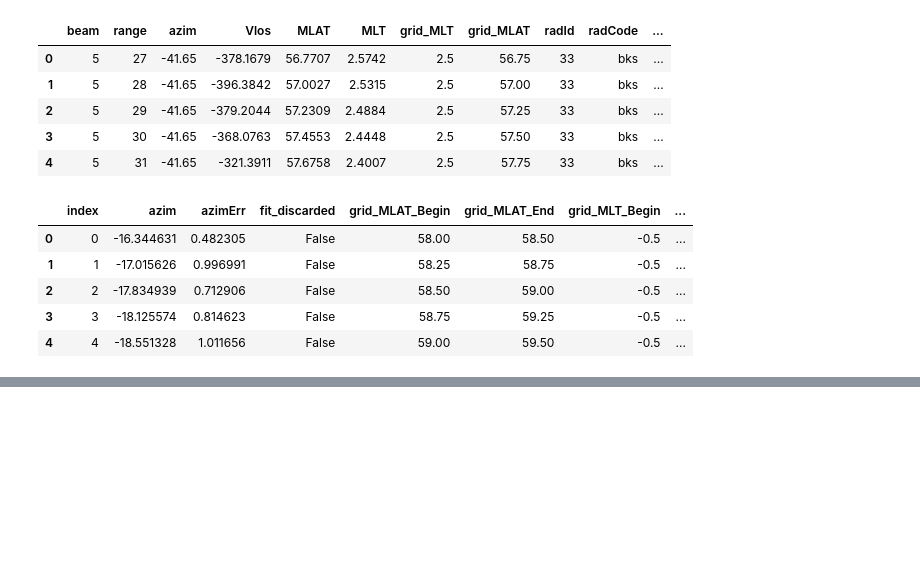
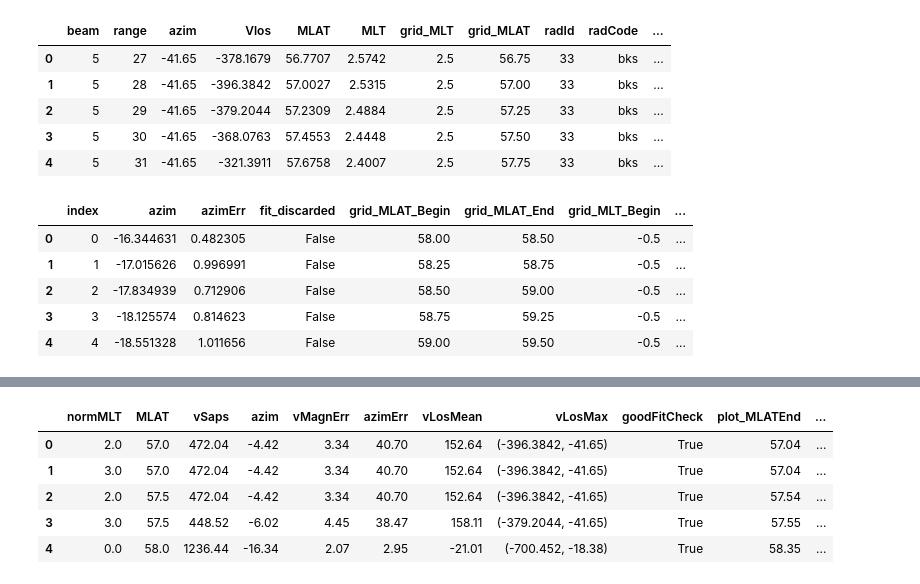
Before and after one commit to bharatreddy/vel-analys, a Jupyter notebook: ipy/lshell_optmz.ipynb, the cells around one changed output, grey strips where cells are left out. Drawn from its saved outputs; the diff is of its cells as text; code cells hidden in the pictures; blank space fills up the shorter version.

```diff
--- a/ipy/lshell_optmz.ipynb
+++ b/ipy/lshell_optmz.ipynb
@@ -438,15 +438,7 @@ ax.get_figure().savefig("../figs/fitVels-smallgrid.pdf",bbox_inches='tight')
 # In this section we need to get the results into a standard format
 # We'll choose a standard grid! and first get all the good fits into
 # the grid
-stdMLTArr = []
-stdMLATArr = []
-vSapsArr = []
-azimArr = []
-vErrArr = []
-azimErrArr = []
-vLosMeanArr = []
-vLosMaxArr = []
-goodFitCheckArr = []
+dataTupleArr = []
 
 stdPlotMLTs = numpy.sort( velAnlysDF['std_grid_MLT'].unique() ).tolist()
 stdPlotMLTs = stdPlotMLTs + [ max(stdPlotMLTs) + 1. ]
@@ -487,18 +479,12 @@ for crStdMLAT in stdPlotMLATs:
             selVelAzimErr = round( selDataDF["velAzimPercentError"].tolist()[0], 2 )
             selVlosMax = selDataDF["vLosMax"].tolist()[0]
             selVlosMean = round( selDataDF["vLosMean"].tolist()[0], 2 )
-            # Populate the values into corresponding arrays
-            stdMLTArr.append( slctdMLT )
-            stdMLATArr.append( slctdMLAT )
-            vSapsArr.append( selVelMagn )
-            azimArr.append( selVelAzim )
-            vErrArr.append( selVelMagnErr )
-            azimErrArr.append( selVelAzimErr )
-            vLosMeanArr.append( selVlosMean )
-            vLosMaxArr.append( selVlosMax )
-            goodFitCheckArr.append( True )
-print stdMLTArr
-print stdMLATArr
+            # Populate the values
+            dataTupleArr.append( (slctdMLT, slctdMLAT, selVelMagn, selVelAzim, \
+                                selVelMagnErr, selVelAzimErr, selVlosMean, selVlosMax, True) )
+
+
+
 # Now work on the cells with badFitting results
 for crStdMLAT in stdPlotMLATs:
     for crStdMLT in stdPlotMLTs:
@@ -506,8 +492,11 @@ for crStdMLAT in stdPlotMLATs:
         slctdMLT = crStdMLT + 0.5
         slctdMLAT = crStdMLAT + 0.25
         # Skip those values that are already present in goodfits
-        if ( (slctdMLT in stdMLTArr) & (slctdMLAT in stdMLATArr) ):
-#             print slctdMLAT, slctdMLT
+        skipCurrValue = False
+        for dta in dataTupleArr:
+            if ( (abs(slctdMLT-dta[0]) < 0.1) & (abs(slctdMLAT-dta[1]) < 0.1) ):
+                skipCurrValue = True
+        if skipCurrValue:
             continue
         # for the given MLAT and MLT check if there are any badfit rows present
         badFitRowCheck = badFitDF[ ( abs(badFitDF["grid_MLAT"] - slctdMLAT) <= 0.25 ) &\
@@ -516,8 +505,8 @@ for crStdMLAT in stdPlotMLATs:
         if badFitRowCheck.shape[0] == 0:
             continue
         # Now check if there are any good fits close to the selected MLT/MLAT
-        # Currently, we'll use +/- 1 hour MLT and 2 degrees MLAT
-        selDataDF = fitResultsDF[ ( abs(fitResultsDF["grid_MLAT"] - slctdMLAT) <= 2. ) &\
+        # Currently, we'll use +/- 1 hour MLT and 1 degrees MLAT
+        selDataDF = fitResultsDF[ ( abs(fitResultsDF["grid_MLAT"] - slctdMLAT) <= 0.5 ) &\
                            ( abs(fitResultsDF["grid_MLT"] - slctdMLT) <= 1. )].reset_index(drop=True)
         if ( selDataDF.shape[0] == 0 ):
 #             print "no good fits found close by!!!"
@@ -593,29 +582,18 @@ for crStdMLAT in stdPlotMLATs:
                     nearestVlosMean = selDataDF["vLosMean"].values[0]
         estSapsVel = nearestVlosMax[0]/( numpy.cos( \
                                     numpy.deg2rad( 90.-nearestAzim-nearestVlosMax[1] ) ) )
-        # Populate the values into corresponding arrays
-        stdMLTArr.append( slctdMLT )
-        stdMLATArr.append( slctdMLAT )
-        vSapsArr.append( round(estSapsVel,2) )
-        azimArr.append( round(nearestAzim,2) )
-        vErrArr.append( round(nearestVSapsErr,2) )
-        azimErrArr.append( round(nearestAzimErr,2) )
-        vLosMeanArr.append( round(nearestVlosMean,2) )
-        vLosMaxArr.append( nearestVlosMax )
-        goodFitCheckArr.append( False )
+        # Populate the values
+        dataTupleArr.append( (slctdMLT, slctdMLAT, round(estSapsVel,2), round(nearestAzim,2), \
+                                round(nearestVSapsErr,2), round(nearestAzimErr,2), \
+                              round(nearestVlosMean,2), nearestVlosMax, False) )
 
 # Finally convert the values to a dataframe
-lshellDF = pandas.DataFrame(
-    {'normMLT': stdMLTArr,
-     'MLAT': stdMLATArr,
-     'vSaps': vSapsArr,
-     'azim': azimArr,
-     'vMagnErr': vErrArr,
-     'azimErr': azimErrArr,
-     'vLosMean': vLosMeanArr,
-     'vLosMax': vLosMaxArr,
-     'goodFitCheck': goodFitCheckArr
-    })
+lshellDFColList = [ "normMLT", "MLAT", "vSaps", "azim",\
+                 "vMagnErr", "azimErr", "vLosMean",\
+                 "vLosMax", "goodFitCheck" ]
+lshellDF = pandas.DataFrame( dataTupleArr, columns=lshellDFColList )
+
+
 # Plotting end points of vectors
 lshellDF["plot_MLATEnd"] = numpy.round( (lshellDF["vSaps"]/1000.) *\
                                 numpy.cos( numpy.deg2rad(-90-1*lshellDF["azim"]) ) +\
@@ -623,8 +601,7 @@ lshellDF["plot_MLATEnd"] = numpy.round( (lshellDF["vSaps"]/1000.) *\
 lshellDF["plot_normMLTEnd"] = numpy.round( (lshellDF["vSaps"]/1000.) *\
                                 numpy.sin( numpy.deg2rad(-90-1*lshellDF["azim"]) ) +\
                                 lshellDF["normMLT"], 2)
-lshellDF.head(50)
-print "NEED TO STORE DF DATA AS TUPLES!!"
+lshellDF.head()
 #### Standardize the results ####
 #### Standardize the results ####
 #### Standardize the results ####
@@ -635,3 +609,9 @@ NEED TO STORE DF DATA AS TUPLES!!
+|  | normMLT | MLAT | vSaps | azim | vMagnErr | azimErr | vLosMean | vLosMax | goodFitCheck | plot_MLATEnd | ... |
+| 0 | 2.0 | 57.0 | 472.04 | -4.42 | 3.34 | 40.70 | 152.64 | (-396.3842, -41.65) | True | 57.04 | ... |
+| 1 | 3.0 | 57.0 | 472.04 | -4.42 | 3.34 | 40.70 | 152.64 | (-396.3842, -41.65) | True | 57.04 | ... |
+| 2 | 2.0 | 57.5 | 472.04 | -4.42 | 3.34 | 40.70 | 152.64 | (-396.3842, -41.65) | True | 57.54 | ... |
+| 3 | 3.0 | 57.5 | 448.52 | -6.02 | 4.45 | 38.47 | 158.11 | (-379.2044, -41.65) | True | 57.55 | ... |
+| 4 | 0.0 | 58.0 | 1236.44 | -16.34 | 2.07 | 2.95 | -21.01 | (-700.452, -18.38) | True | 58.35 | ... |
 # %%
 #### Plot the fitted SAPS velocities ####
 #### Plot the fitted SAPS velocities ####
```
Also changed, not shown: parts of 7 cells of this notebook, 2 other files.
